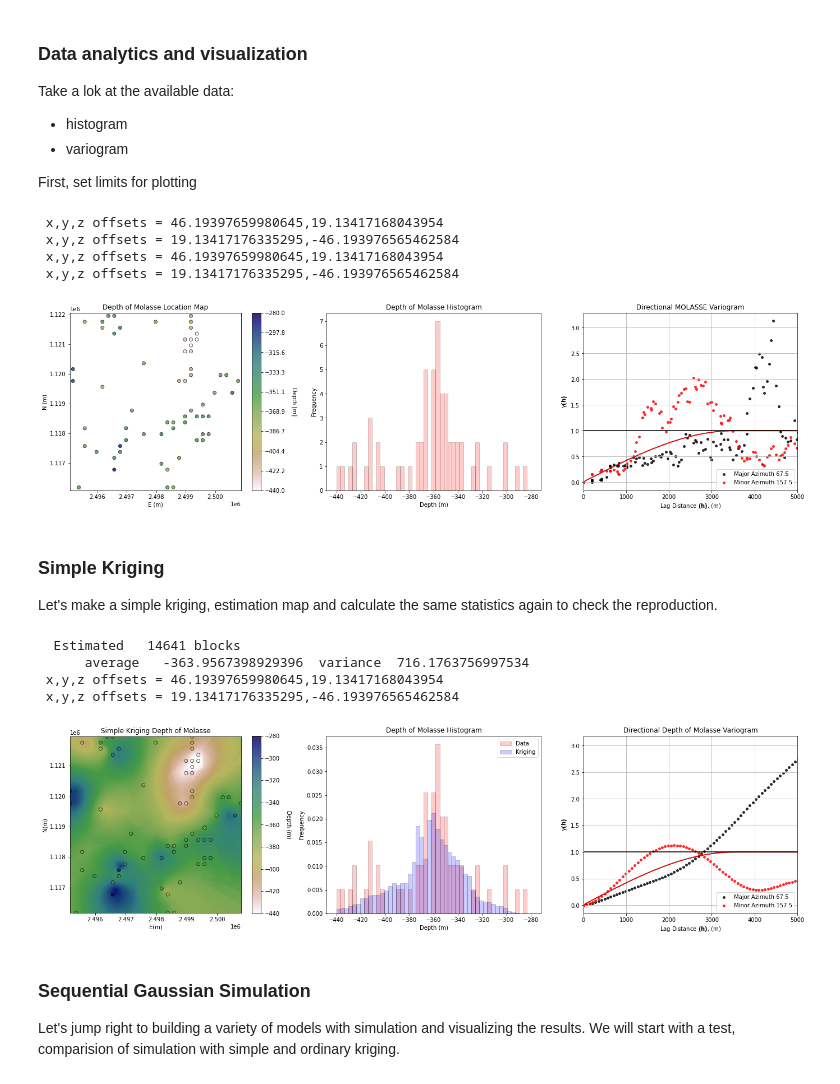
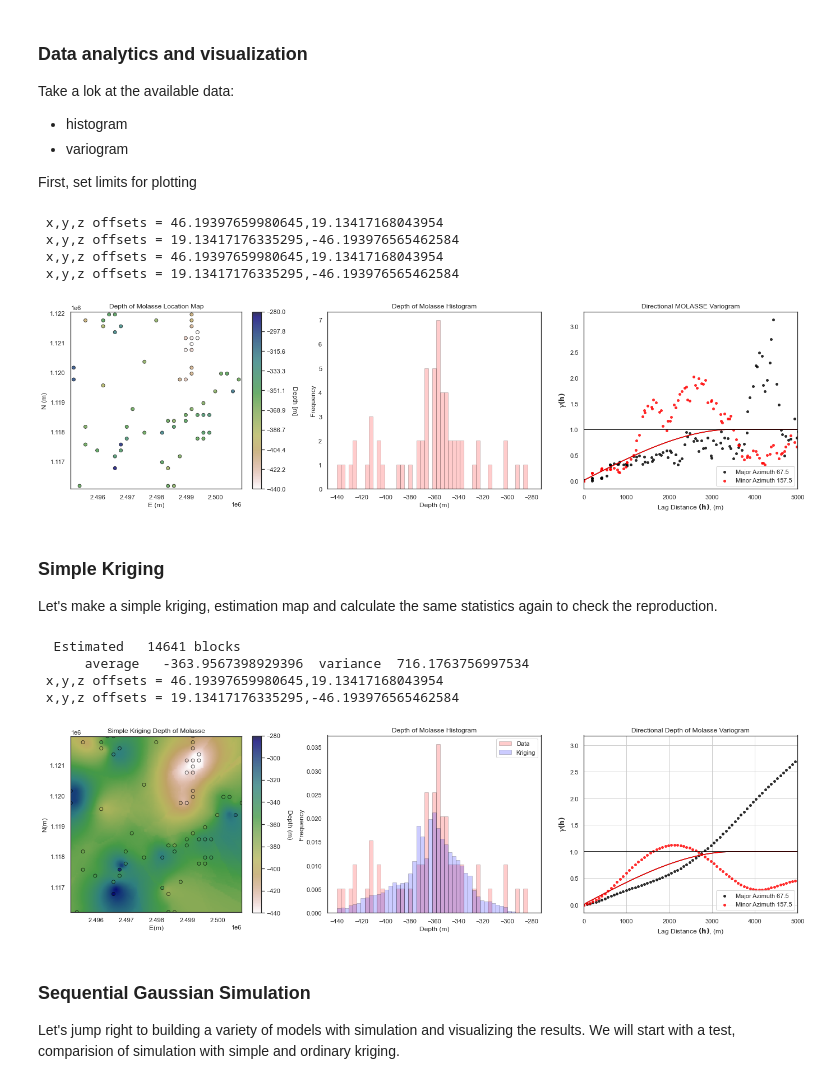
Before and after one commit to lperozzi/Spatial_interpolation_analysis, a Jupyter notebook: notebook/Geostatistical_interpolation.ipynb, the cells around one changed output. Cells and saved outputs as stored; diff of their text form; code cells hidden in the pictures.

```diff
--- a/notebook/Geostatistical_interpolation.ipynb
+++ b/notebook/Geostatistical_interpolation.ipynb
@@ -10,7 +10,10 @@ import numpy as np
 from pyproj import CRS, Transformer
 import plotly.express as px
 import os                                                 # to set current working directory
-import matplotlib.pyplot as plt                           # plotting
+import matplotlib.pyplot as plt
+sns.set_style("white")
+# sns.set(rc={'axes.labelcolor':'black', 'xtick.color':'black', 'ytick.color':'black'})
+
 import geostatspy.geostats as geostats
 import geostatspy.GSLIB as GSLIB
 # import nbformat
@@ -124,34 +127,35 @@ GSLIB.locmap_st(df,'E','N','MOLASSE',xmin-100,xmax+100,ymin-100,ymax+100,molmin,
 
 plt.subplot(132)
 plt.hist(df['MOLASSE'].values,bins=np.linspace(molmin,molmax,50),color='red',alpha=0.2,edgecolor='black')
 plt.xlabel('Depth (m)'); plt.ylabel('Frequency'); plt.title('Depth of Molasse Histogram')
 
 
 df['NMol'], tvPor, tnsPor = geostats.nscore(df,'MOLASSE')
 lags, gamma_maj, npps_maj = geostats.gamv(df,'E','N','MOLASSE',tmin,tmax,xlag=50,xltol=100,nlag=200,azm=67.5,atol=22.5,bandwh=9999.9,isill=1);
 lags, gamma_min, npps_min = geostats.gamv(df,'E','N','MOLASSE',tmin,tmax,xlag=50,xltol=100,nlag=200,azm=157.5,atol=22.5,bandwh=9999.9,isill=1);
 
 nug = 0.01; nst = 1                                             # 2 nest structure variogram model parameters
 it1 = 1; cc1 = 0.99; azi1 = 67.5; hmaj1 = 3500; hmin1 = 3500
 
 vario = GSLIB.make_variogram(nug,nst,it1,cc1,azi1,hmaj1,hmin1)
 
 nlag = 200; xlag = 50; azm = 67.5;                                # project the model in the 045 azimuth
 index45,h45,gam45,cov45,ro45 = geostats.vmodel(nlag,xlag,azm,vario)
 azm = 157.5                                                     # project the model in the 135 azimuth
 index135,h135,gam135,cov135,ro135 = geostats.vmodel(nlag,xlag,azm,vario)
 
 plt.subplot(133)
 vargplot('MOLASSE',lags,gamma_maj,gamma_min,npps_maj,npps_min,vario,azi=67.5,atol=22.5,sill=1)     # plot the variogram
 
 plt.subplots_adjust(left=0.0, bottom=0.0, right=3.0, top=1.1, wspace=0.2, hspace=0.2)
+plt.grid(False)
 plt.show()
 # %% [output]
  x,y,z offsets = 46.19397659980645,19.13417168043954
  x,y,z offsets = 19.13417176335295,-46.193976565462584
  x,y,z offsets = 46.19397659980645,19.13417168043954
  x,y,z offsets = 19.13417176335295,-46.193976565462584
-[figure, old version]
+[figure, new version]
 # %%
 nxdis = 1; nydis = 1
 ndmin = 0; ndmax = 12; radius = 4000; ktype = 0; skmean = -367
@@ -184,7 +188,7 @@ plt.show()
       average   -363.9567398929396  variance  716.1763756997534
  x,y,z offsets = 46.19397659980645,19.13417168043954
  x,y,z offsets = 19.13417176335295,-46.193976565462584
-[figure, old version]
+[figure, new version]
 # %% [markdown]
 ### Sequential Gaussian Simulation
 
```
Also changed, not shown: parts of 4 cells of this notebook, 2 other files.
